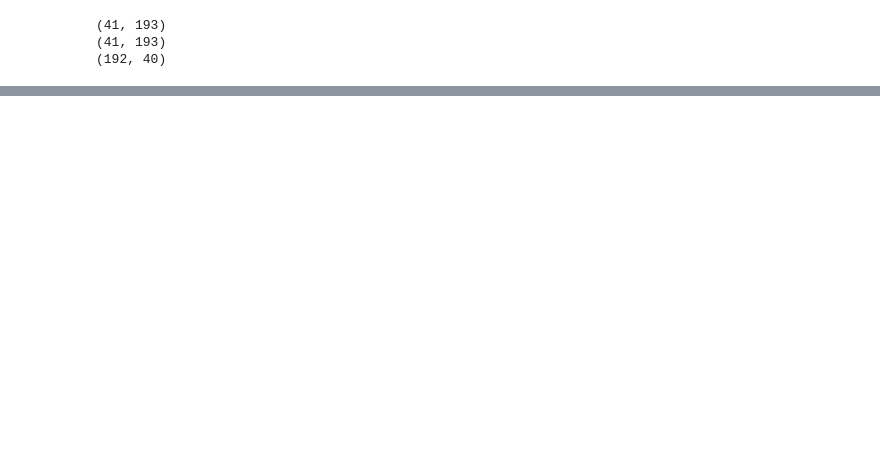
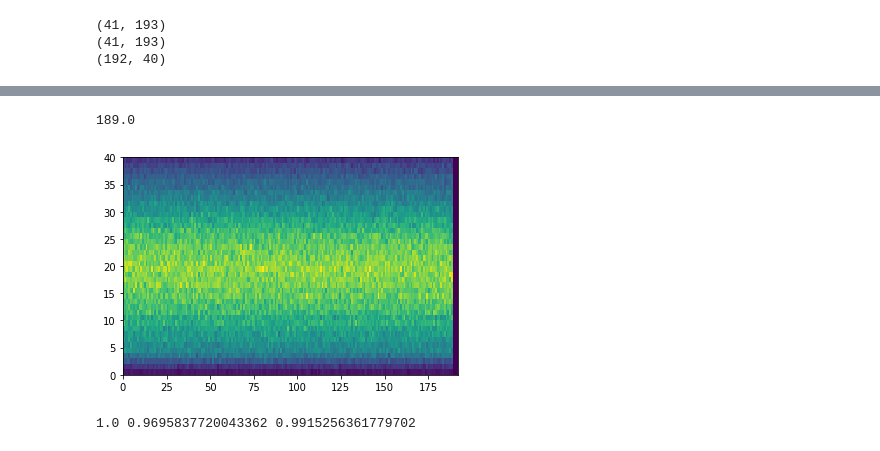
Before and after one commit to davemoore/analysis, a Jupyter notebook: plot_energy_recon.ipynb, the cells around one changed output, grey strips where cells are left out. Saved outputs shown, nothing was run; the diff lists cells and outputs as text; code cells hidden in the pictures; blank space fills up the shorter version.

```diff
--- a/plot_energy_recon.ipynb
+++ b/plot_energy_recon.ipynb
@@ -87,0 +118,27 @@ plt.colorbar()
+# %%
+## now we have all the maps, we want to look at the energy reconstruction
+
+event_dat = np.load("CenterTemplate.npy")
+event_dat[np.isnan(event_dat)] = 0
+center_shape = event_dat.T/np.sum(event_dat)
+print(np.sum(event_dat))
+# %% [output]
+189.0
+# %%
+plt.figure()
+plt.pcolormesh(center_shape)
+plt.show()
+# %% [output]
+[figure, added]
+# %%
+## now make a plot of the response before/after the current draw
+
+dbefore = np.sum(center_shape)
+dafter = np.sum(center_shape * gain_map/gain_fit(4, gain_fit_vs_ov) * pde_map/(pde_fit(4)) * (1 + ca_map)/(1 + ca_fit(4, *ca_fit_vs_ov)))
+
+dafter_gain_corr = np.sum(center_shape * pde_map/(pde_fit(4)) * (1 + ca_map)/(1 + ca_fit(4, *ca_fit_vs_ov)))
+
+
+print(dbefore, dafter, dafter_gain_corr)
+# %% [output]
+1.0 0.9695837720043362 0.9915256361779702
```
Also changed, not shown: parts of 7 cells of this notebook.
